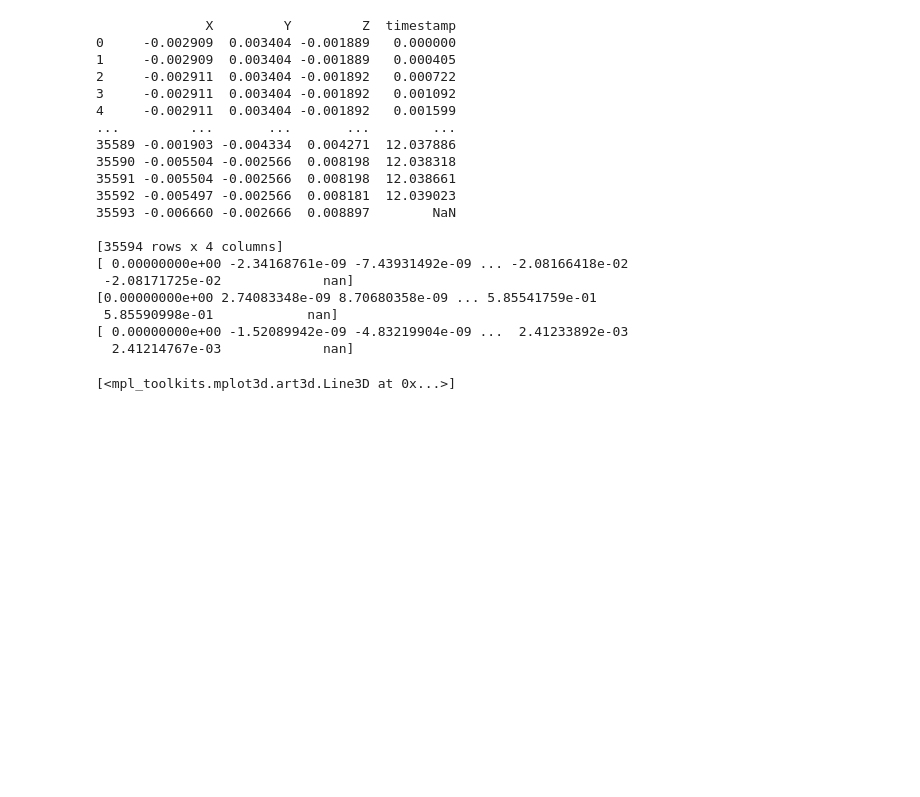
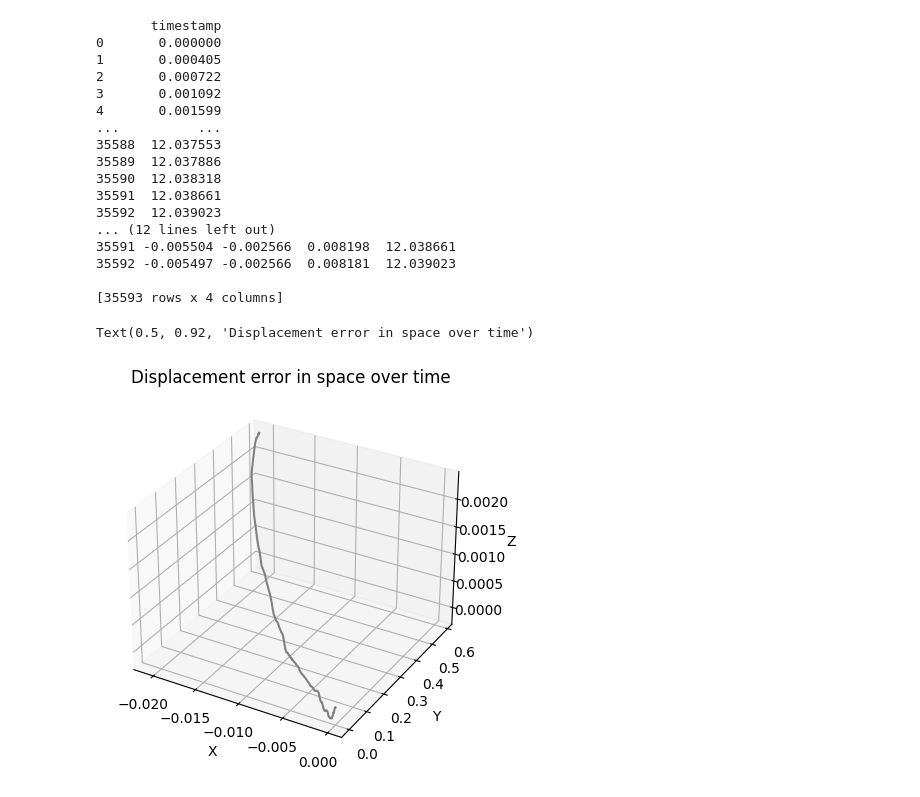
Before and after one commit to Hongguigui/Senior-Project-LX3, a Jupyter notebook: cleanup.ipynb, the cells around one changed output. Drawn from its saved outputs; the diff is of its cells as text; code cells hidden in the pictures; blank space fills up the shorter version.

```diff
--- a/cleanup.ipynb
+++ b/cleanup.ipynb
@@ -8,11 +8,11 @@ from mpl_toolkits import mplot3d
 
 df = pd.read_csv('linear.txt',sep = ",")
 df.columns = ["X","Y","Z"]
-df.dtypes
+# df.dtypes
 
 df['X'] = df['X'].astype('string')
 df['Z'] = df['Z'].astype('string')
-df.dtypes
+# df.dtypes
 # dfc = np.empty((len(df),1))
 dfx = df['X']
 dfz = df['Z']
@@ -48,12 +48,13 @@ tInit = dft.iloc[0]
 
 dft = dft - tInit
 dft.columns = ['timestamp']
+print(dft)
 
 
 dfCleaned = pd.concat([df,dft], axis = 1)
-print(dfCleaned)
+# print(dfCleaned)
 # dfCleaned = dfCleaned.drop_duplicates(subset=['timestamp'])
-# print(dfCleaned)
+
 
 outF = open('CleanedNoDup.csv','w',buffering=1)
 dfCleaned.to_csv(outF)
@@ -61,7 +62,11 @@ outF.close()
 
 g = 9.80665
 
+dfCleaned.drop(df.tail(1).index,inplace=True)
+print(dfCleaned)
+
 t = dfCleaned["timestamp"].to_numpy()
+
 
 accelX = dfCleaned["X"].to_numpy()
 accelY = dfCleaned["Y"].to_numpy()
@@ -81,52 +86,65 @@ initPosZ = 0
 
 velX = scipy.integrate.cumtrapz(accelX,t,initial=initVelX)
 posX = scipy.integrate.cumtrapz(velX,t,initial=initPosX)
-print(posX)
+# print(posX)
 
 velY = scipy.integrate.cumtrapz(accelY,t,initial=initVelY)
 posY = scipy.integrate.cumtrapz(velY,t,initial=initPosY)
-print(posY)
+# print(posY)
 
 velZ = scipy.integrate.cumtrapz(accelZ,t,initial=initVelZ)
 posZ = scipy.integrate.cumtrapz(velZ,t,initial=initPosZ)
 # posZ1 = scipy.integrate.simps(velZ,t)
-print(posZ)
+# print(type(posZ))
 # print(posZ1)
+biasX = np.mean(posX)
+biasY = np.mean(posY)
+biasZ = np.mean(posZ)
+
+# posX = posX - biasX
+# posY = posY - biasY
+# posZ = posZ - biasZ
+#
+# print(posX)
+# print(posY)
+# print(posZ)
 
 # plt.figure(0)
 # plt.plot(t,accelX)
 
 # plt.figure(1)
 # plt.plot(t,velX)
 
 # plt.figure(2)
 # plt.plot(t,posX)
 ax = plt.axes(projection='3d')
 zdata = posZ
 xdata = posX
 ydata = posY
 
 # ax.scatter3D(xdata, ydata, zdata, c=zdata, cmap='Greens')
 ax.plot3D(xdata, ydata, zdata, 'gray')
+ax.set_xlabel("X")
+ax.set_ylabel("Y")
+ax.set_zlabel("Z")
+ax.set_title("Displacement error in space over time")
 # %% [output]
-              X         Y         Z  timestamp
-0     -0.002909  0.003404 -0.001889   0.000000
-1     -0.002909  0.003404 -0.001889   0.000405
-2     -0.002911  0.003404 -0.001892   0.000722
-3     -0.002911  0.003404 -0.001892   0.001092
-4     -0.002911  0.003404 -0.001892   0.001599
-...         ...       ...       ...        ...
-35589 -0.001903 -0.004334  0.004271  12.037886
-35590 -0.005504 -0.002566  0.008198  12.038318
+       timestamp
+0       0.000000
+1       0.000405
+2       0.000722
+3       0.001092
+4       0.001599
+...          ...
+35588  12.037553
+35589  12.037886
+35590  12.038318
+35591  12.038661
+35592  12.039023
+... (12 lines left out)
 35591 -0.005504 -0.002566  0.008198  12.038661
 35592 -0.005497 -0.002566  0.008181  12.039023
-35593 -0.006660 -0.002666  0.008897        NaN
 
-[35594 rows x 4 columns]
-[ 0.00000000e+00 -2.34168761e-09 -7.43931492e-09 ... -2.08166418e-02
- -2.08171725e-02             nan]
-[0.00000000e+00 2.74083348e-09 8.70680358e-09 ... 5.85541759e-01
- 5.85590998e-01            nan]
-[ 0.00000000e+00 -1.52089942e-09 -4.83219904e-09 ...  2.41233892e-03
-  2.41214767e-03             nan]
+[35593 rows x 4 columns]
-[<mpl_toolkits.mplot3d.art3d.Line3D at 0x...>]
+Text(0.5, 0.92, 'Displacement error in space over time')
+[figure, added]
```
